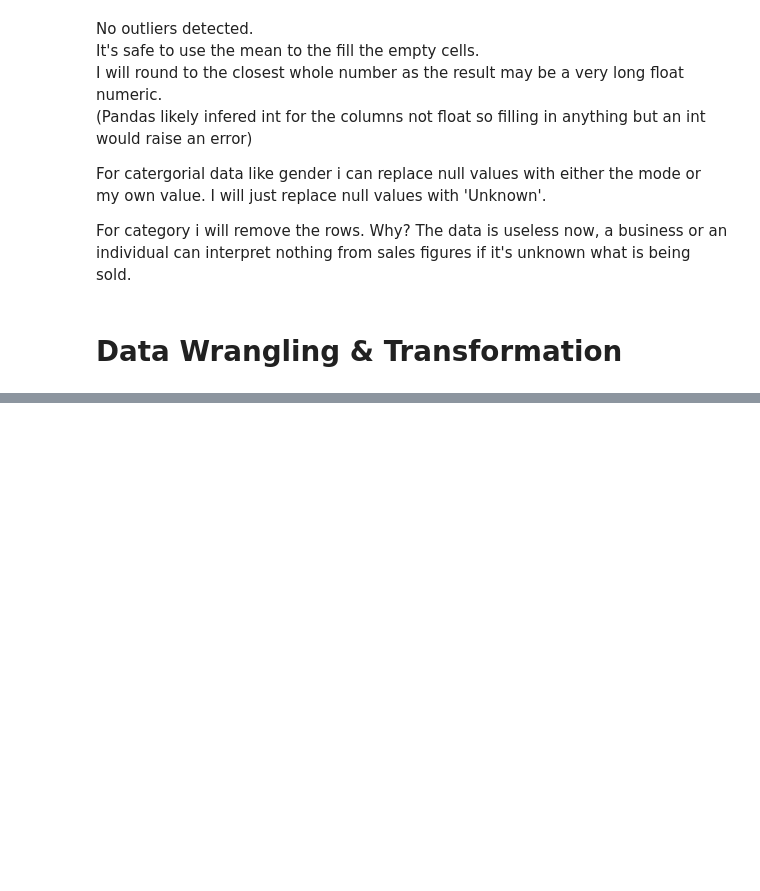
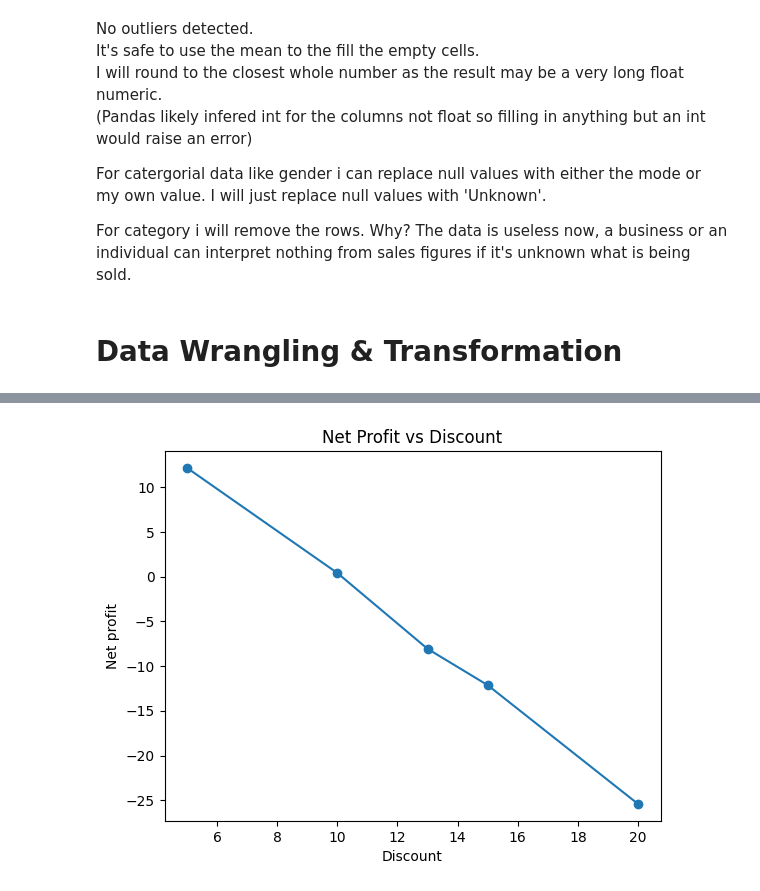
Before and after one commit to EmilisJanuska/Educational-Management-System, a Jupyter notebook: data_analysis.ipynb, the cells around one changed output, grey strips where cells are left out. Cells and saved outputs as stored; diff of their text form; code cells hidden in the pictures; blank space fills up the shorter version.

Commit message:
finished data analysis

```diff
--- a/data_analysis.ipynb
+++ b/data_analysis.ipynb
@@ -148,0 +332,17 @@ NOTE: SUCCESS CRITERIA WANTS LAMBDAS AND APPLY METHODS.
+# %%
+#Line graph Discount and net profit
+
+#My line graph had an insane mess so i prompted gpt to help me understand why.
+#prompt: why is my data line plot messy?
+#it was because i used a line graph on the raw data which connected EVERY POINT IN ORDER.
+#By making an average for each discount column it gave me one value per discount column.
+#This made the graph look clean.
+avg_profit = df.groupby('Discount')['Net Profit'].mean()
+
+plt.plot(avg_profit.index, avg_profit.values, marker='o')
+plt.title('Net Profit vs Discount')
+plt.xlabel('Discount')
+plt.ylabel('Net profit')
+plt.show()
+# %% [output]
+[figure, added]
```
Also changed, not shown: parts of 22 cells of this notebook.
